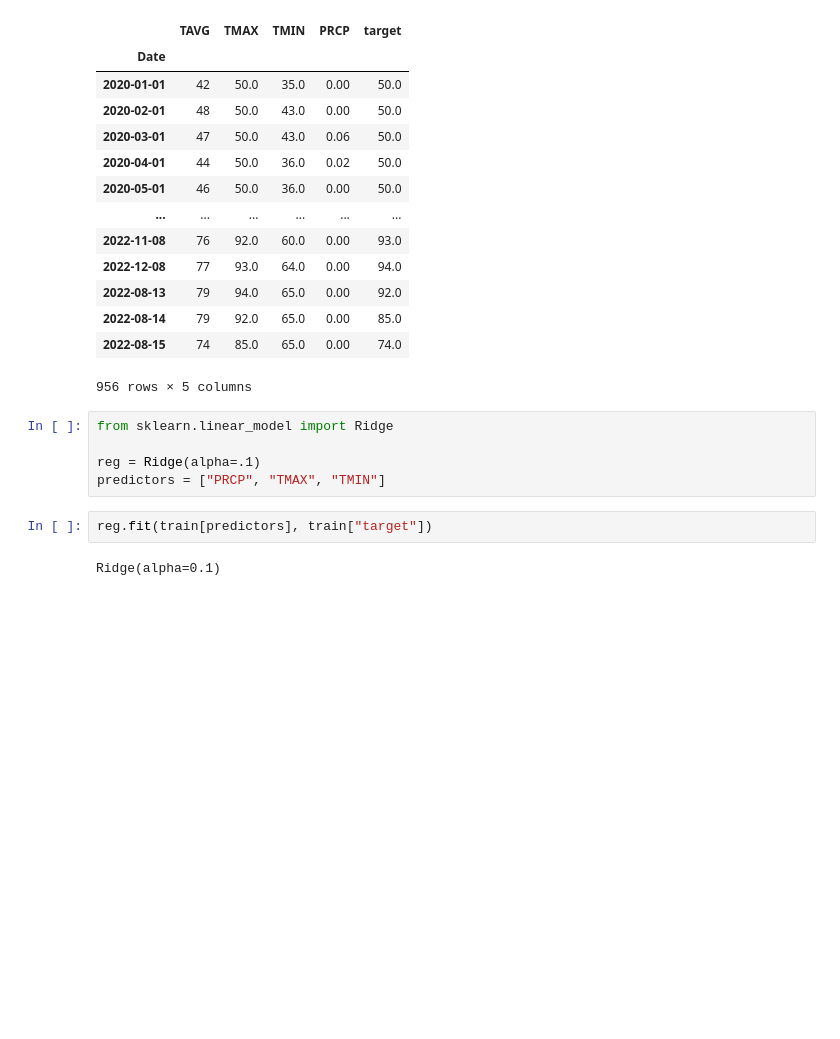
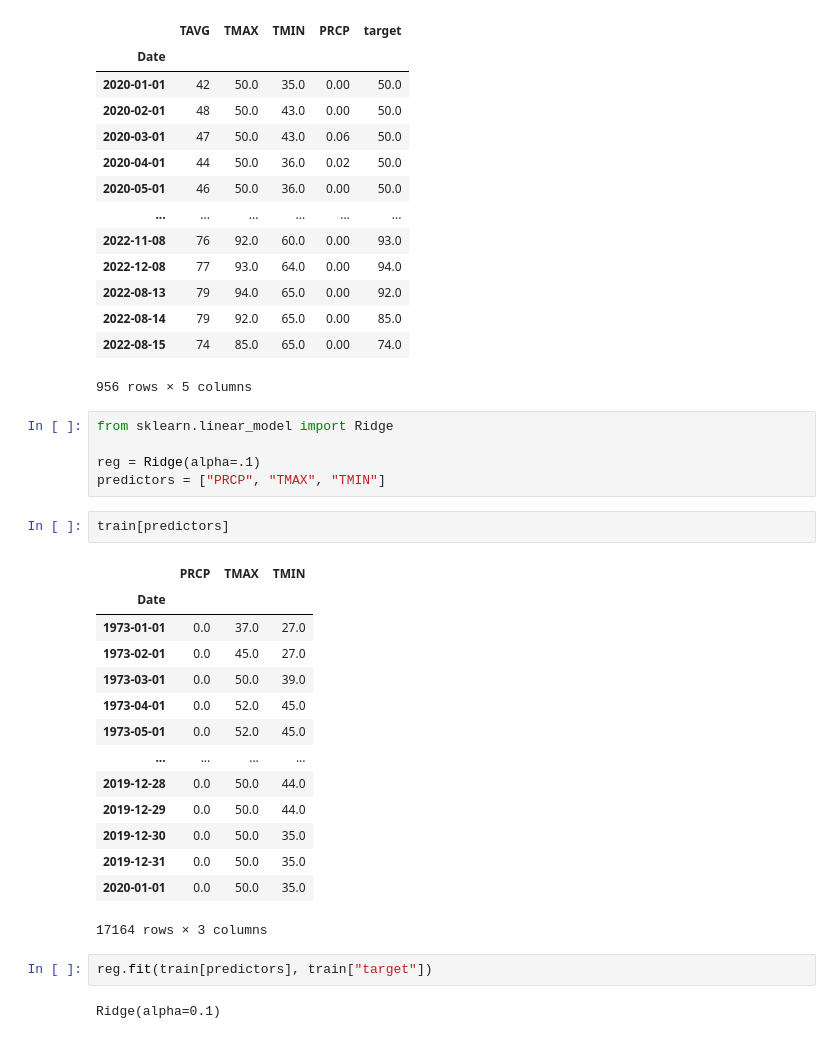
Before and after one commit to akshay0091/heathrow-weather-prediction, a Jupyter notebook: weather.ipynb, the cells around one changed output. Saved outputs shown, nothing was run; the diff lists cells and outputs as text; blank space fills up the shorter version.

```diff
--- a/weather.ipynb
+++ b/weather.ipynb
@@ -217,6 +221,23 @@ from sklearn.linear_model import Ridge
 
 reg = Ridge(alpha=.1)
 predictors = ["PRCP", "TMAX", "TMIN"]
+# %%
+train[predictors]
+# %% [output]
+|  | PRCP | TMAX | TMIN |
+| Date |  |  |  |
+| 1973-01-01 | 0.0 | 37.0 | 27.0 |
+| 1973-02-01 | 0.0 | 45.0 | 27.0 |
+| 1973-03-01 | 0.0 | 50.0 | 39.0 |
+| 1973-04-01 | 0.0 | 52.0 | 45.0 |
+| 1973-05-01 | 0.0 | 52.0 | 45.0 |
+| ... | ... | ... | ... |
+| 2019-12-28 | 0.0 | 50.0 | 44.0 |
+| 2019-12-29 | 0.0 | 50.0 | 44.0 |
+| 2019-12-30 | 0.0 | 50.0 | 35.0 |
+| 2019-12-31 | 0.0 | 50.0 | 35.0 |
+| 2020-01-01 | 0.0 | 50.0 | 35.0 |
+17164 rows × 3 columns
 # %%
 reg.fit(train[predictors], train["target"])
 # %% [output]
```
Also changed, not shown: parts of 5 cells of this notebook.
